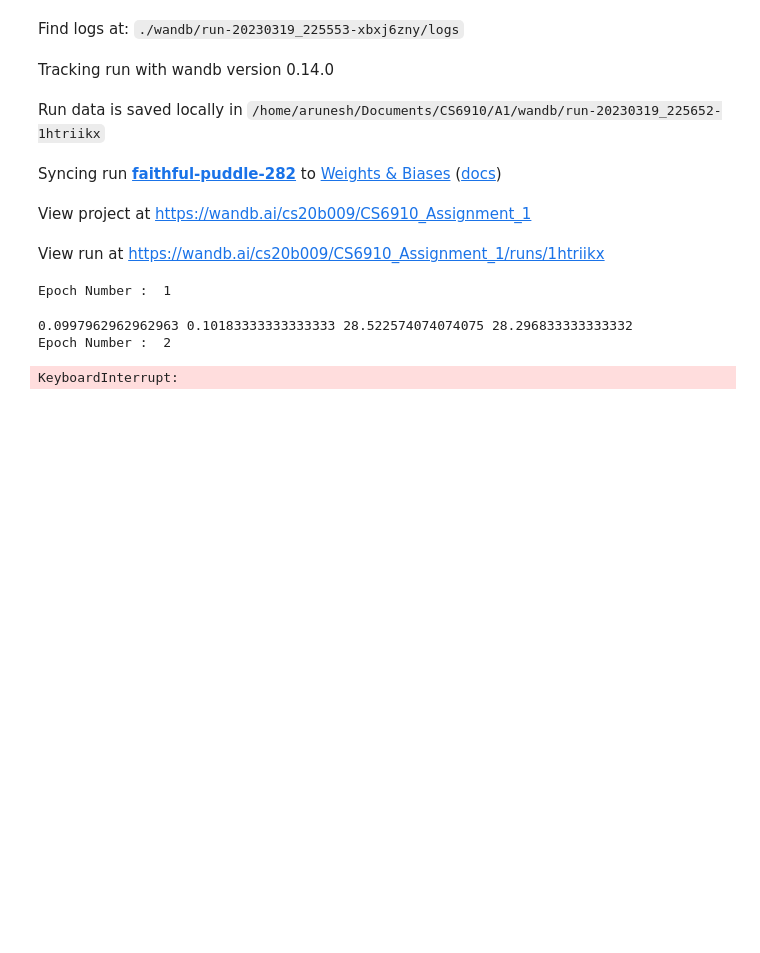
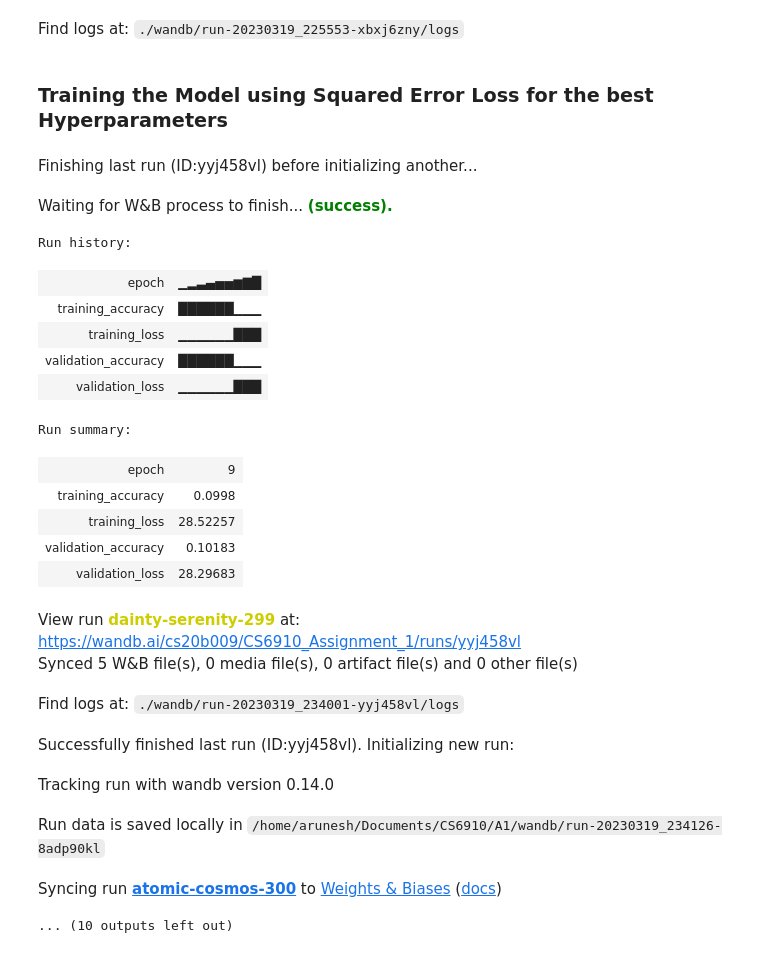
Before and after one commit to Arunesh28/Feed-Forward-Neural-Network, a Jupyter notebook: FeedForwardNeuralNet_mse.ipynb, the cells around one changed output. Cells and saved outputs as stored; diff of their text form; code cells hidden in the pictures; blank space fills up the shorter version.

```diff
--- a/FeedForwardNeuralNet_mse.ipynb
+++ b/FeedForwardNeuralNet_mse.ipynb
@@ -714,6 +682,8 @@ Waiting for W&B process to finish... (success).
 View run revived-valley-281 at: https://wandb.ai/cs20b009/CS6910_Assignment_1/runs/xbxj6zny
 Synced 5 W&B file(s), 0 media file(s), 0 artifact file(s) and 0 other file(s)
 Find logs at: ./wandb/run-20230319_225553-xbxj6zny/logs
+# %% [markdown]
+### Training the Model using Squared Error Loss for the best Hyperparameters
 # %%
 wandb.init(project="CS6910_Assignment_1")
 NUM_FEATURES = X_train.shape[0]
@@ -726,40 +696,53 @@ LEARNING_RATE = 0.001
 ACTIVATION = "ReLU"
 OUTPUT_LAYER_DIM = num_classes
 BATCH_SIZE = 512
-EPOCHS = 10
+EPOCHS = 5
 WEIGHT_DECAY = 0.001
 LOSS = 'mse'
 
 run_name = "MSE_Loss_Best_Hyperparameter"
 
 N = NeuralNet(num_features = NUM_FEATURES,
                 weight_initializer = WEIGHT_INITIALIZER,
                 num_hidden_layers = NUM_HIDDEN_LAYERS,
                 hidden_layer_dims = HIDDEN_LAYER_DIMS,
                 optimizer = OPTIMIZER,
                 learning_rate = LEARNING_RATE,
                 activation = ACTIVATION,
                 X_train = X_train,
                 Y_train = Y_train,
                 Xv = Xv,
                 Yv = Yv,
                 weight_decay=WEIGHT_DECAY,
                 output_layer_dim = OUTPUT_LAYER_DIM,
                 batch_size = BATCH_SIZE,
                 num_epochs = EPOCHS,
                 loss = LOSS)
 N.fit_NeuralNet()
 N.accuracy_NeuralNet(Y_train,Yv)
 wandb.run.name = run_name
 wandb.run.save()
 wandb.finish()
 # %% [output]
-Tracking run with wandb version 0.14.0
+Finishing last run (ID:yyj458vl) before initializing another...
-Run data is saved locally in /home/arunesh/Documents/CS6910/A1/wandb/run-20230319_225652-1htriikx
+Waiting for W&B process to finish... (success).
+Run history:
+| epoch | ▁▂▃▄▅▅▆▇█ |
+| training_accuracy | ██████▁▁▁ |
+| training_loss | ▁▁▁▁▁▁███ |
+| validation_accuracy | ██████▁▁▁ |
+| validation_loss | ▁▁▁▁▁▁███ |
+Run summary:
+| epoch | 9 |
+| training_accuracy | 0.0998 |
+| training_loss | 28.52257 |
+| validation_accuracy | 0.10183 |
+| validation_loss | 28.29683 |
-Syncing run faithful-puddle-282 to Weights & Biases (docs)
+View run dainty-serenity-299 at: https://wandb.ai/cs20b009/CS6910_Assignment_1/runs/yyj458vl
+Synced 5 W&B file(s), 0 media file(s), 0 artifact file(s) and 0 other file(s)
-View project at https://wandb.ai/cs20b009/CS6910_Assignment_1
+Find logs at: ./wandb/run-20230319_234001-yyj458vl/logs
-View run at https://wandb.ai/cs20b009/CS6910_Assignment_1/runs/1htriikx
+Successfully finished last run (ID:yyj458vl). Initializing new run:
-Epoch Number :  1
-0.0997962962962963 0.10183333333333333 28.522574074074075 28.296833333333332
-Epoch Number :  2
+Tracking run with wandb version 0.14.0
+Run data is saved locally in /home/arunesh/Documents/CS6910/A1/wandb/run-20230319_234126-8adp90kl
+Syncing run atomic-cosmos-300 to Weights & Biases (docs)
-KeyboardInterrupt:
+... (10 outputs left out)
```
Also changed, not shown: parts of 9 cells of this notebook, 3 other files.
